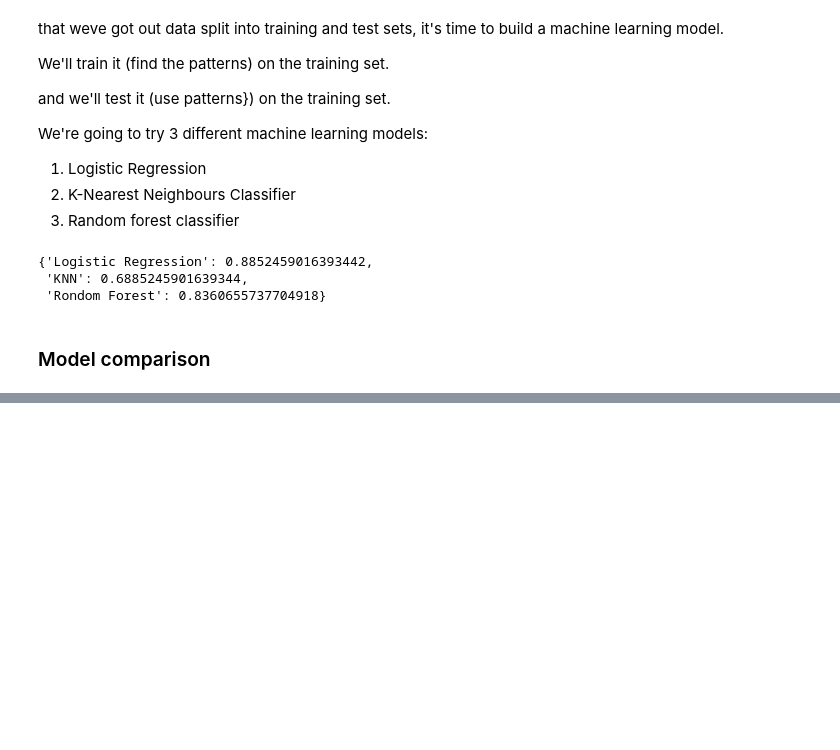
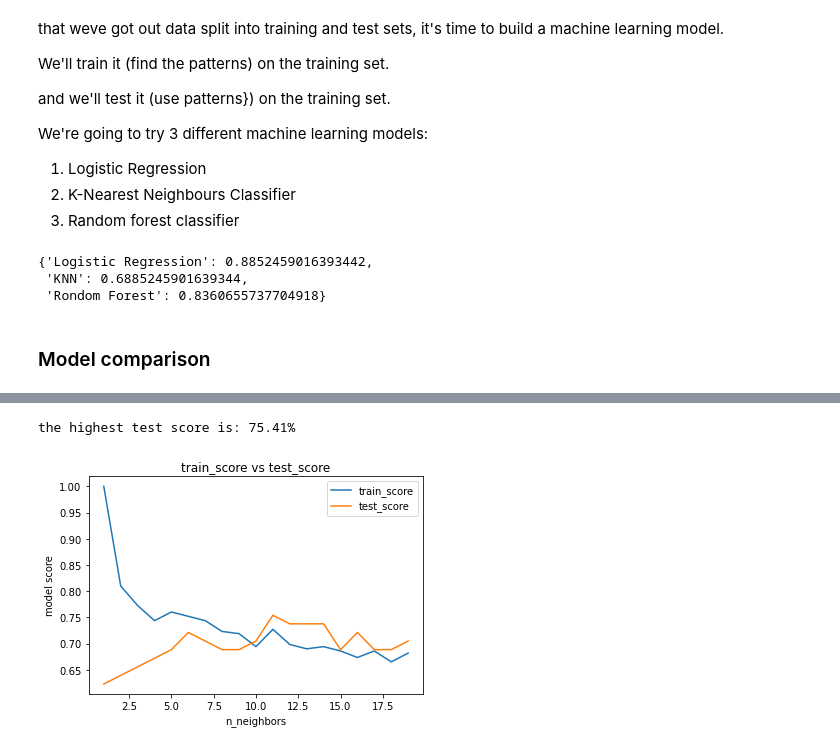
Before and after one commit to roelzaps/heart_disease_ML_project, a Jupyter notebook: end-to-end-heart-disease-classification.ipynb, the cells around one changed output, grey strips where cells are left out. Saved outputs shown, nothing was run; the diff lists cells and outputs as text; code cells hidden in the pictures; blank space fills up the shorter version.

```diff
--- a/end-to-end-heart-disease-classification.ipynb
+++ b/end-to-end-heart-disease-classification.ipynb
@@ -408,0 +427,18 @@ df.T.plot.bar()
+# %%
+ # lest try tuning KNN using the n_nieghbors parameter for tuning
+train_score = []
+test_score = []
+
+#we will try 1 to 20 of n_neighbors
+n_neighbors = range(1,20)
+
+# instantiat our KNN clasifier and loop through our n_neighbors
+for i in n_neighbors:
+    clf = KNeighborsClassifier(n_neighbors = i)
+
+    #fit our model
+    clf.fit(X_train, y_train)
+
+    #record the for the train and test
+    train_score.append(clf.score(X_train,y_train))
+    test_score.append(clf.score(X_test, y_test))
@@ -408,0 +489,13 @@ df.T.plot.bar()
+# %%
+#let's plot to be able to visualize
+plt.plot(n_neighbors, train_score, label= 'train_score')
+plt.plot(n_neighbors, test_score, label= 'test_score')
+plt.title('train_score vs test_score')
+plt.xlabel('n_neighbors')
+plt.ylabel('model score')
+plt.legend();
+
+print(f'the highest test score is: {max(test_score)*100:.2f}%')
+# %% [output]
+the highest test score is: 75.41%
+[figure, added]
```
Also changed, not shown: parts of 42 cells of this notebook.
